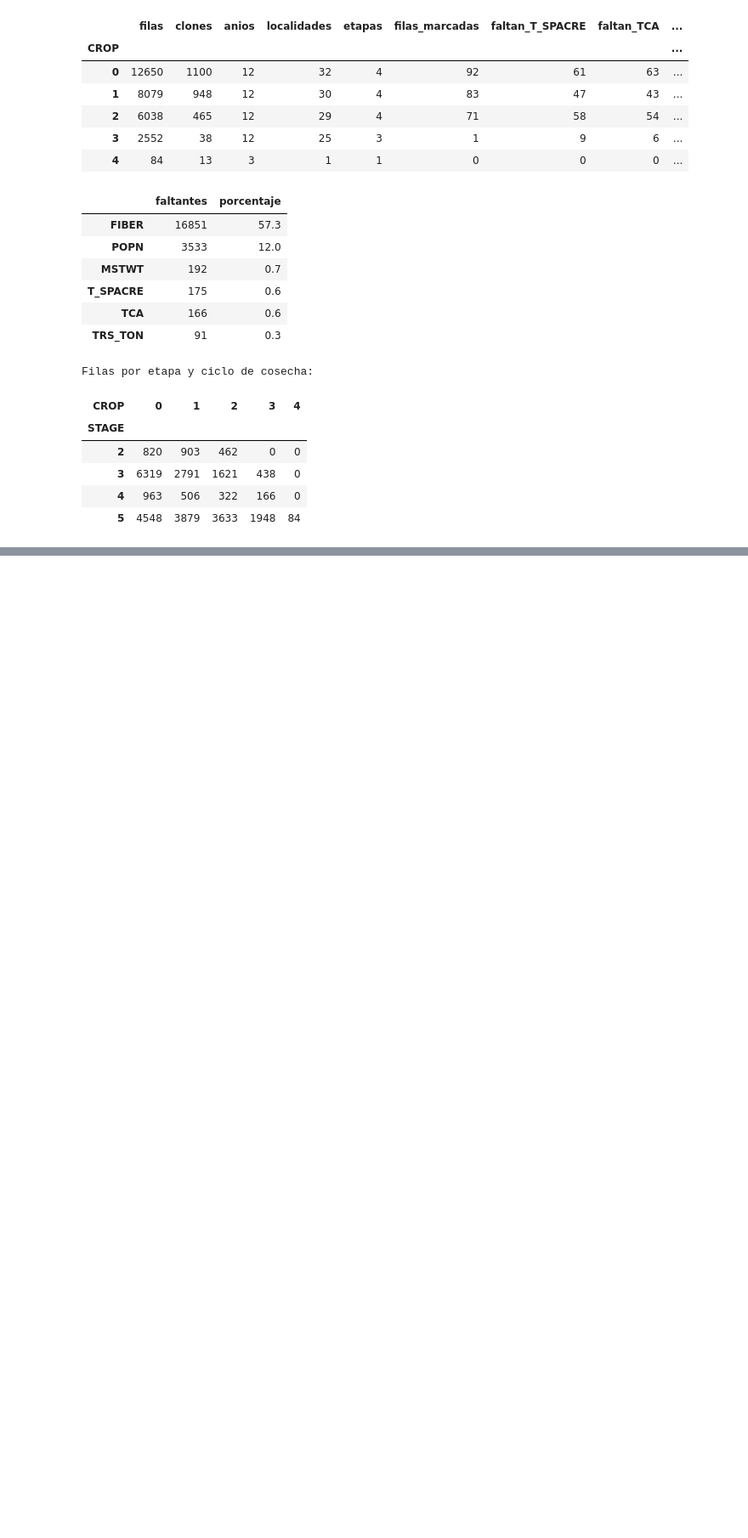
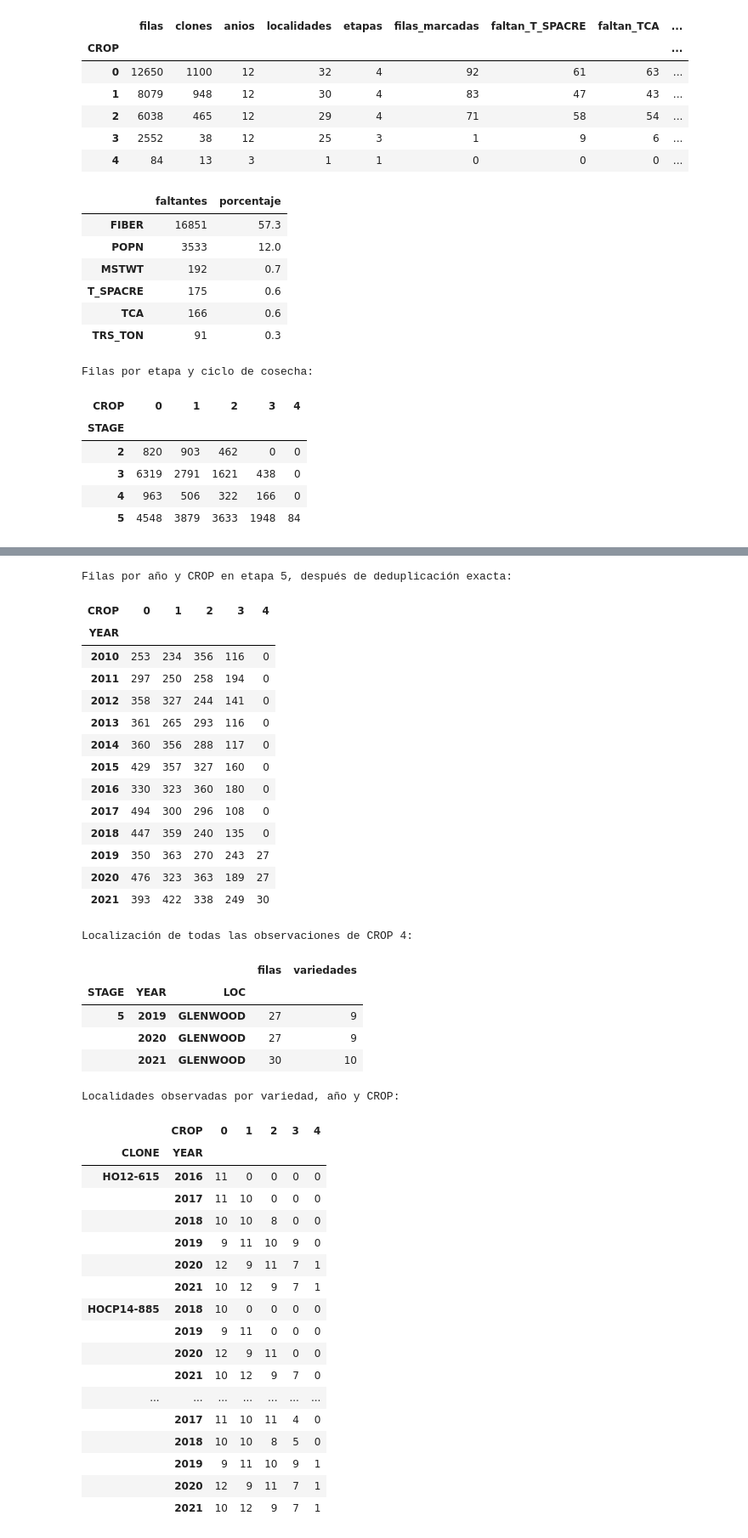
Before and after one commit to MoraVevo/prueba-tecnica-cientifico-datos-santa-ana, a Jupyter notebook: notebooks/02_perfil_eda_inicial_serie1.ipynb, the cells around one changed output, grey strips where cells are left out. Shown at 85% size. Cells and saved outputs as stored; diff of their text form; code cells hidden in the pictures; blank space fills up the shorter version.

```diff
--- a/notebooks/02_perfil_eda_inicial_serie1.ipynb
+++ b/notebooks/02_perfil_eda_inicial_serie1.ipynb
@@ -416,0 +427,64 @@ Filas por etapa y ciclo de cosecha:
+# %%
+from pathlib import Path
+import pandas as pd
+
+ruta_cobertura = Path("../data/processed/serie1_etl_provisional.csv")
+if not ruta_cobertura.exists():
+    ruta_cobertura = Path("data/processed/serie1_etl_provisional.csv")
+cobertura_cortes = pd.read_csv(ruta_cobertura, low_memory=False)
+etapa_avanzada = cobertura_cortes.loc[cobertura_cortes["STAGE"].eq(5)]
+
+print("Filas por año y CROP en etapa 5, después de deduplicación exacta:")
+display(pd.crosstab(etapa_avanzada["YEAR"], etapa_avanzada["CROP"]))
+print("Localización de todas las observaciones de CROP 4:")
+display(cobertura_cortes.loc[cobertura_cortes["CROP"].eq(4)].groupby(
+    ["STAGE", "YEAR", "LOC"]
+).agg(filas=("CLONE", "size"), variedades=("CLONE", "nunique")))
+
+# Cada celda cuenta localidades, no parcelas seguidas en el tiempo.
+clones_revision = ["HOCP14-885", "HO12-615", "L01-299"]
+print("Localidades observadas por variedad, año y CROP:")
+display(etapa_avanzada.loc[etapa_avanzada["CLONE"].isin(clones_revision)]
+    .groupby(["CLONE", "YEAR", "CROP"])["LOC"].nunique()
+    .unstack("CROP", fill_value=0))
+# %% [output]
+Filas por año y CROP en etapa 5, después de deduplicación exacta:
+| CROP | 0 | 1 | 2 | 3 | 4 |
+| YEAR |  |  |  |  |  |
+| 2010 | 253 | 234 | 356 | 116 | 0 |
+| 2011 | 297 | 250 | 258 | 194 | 0 |
+| 2012 | 358 | 327 | 244 | 141 | 0 |
+| 2013 | 361 | 265 | 293 | 116 | 0 |
+| 2014 | 360 | 356 | 288 | 117 | 0 |
+| 2015 | 429 | 357 | 327 | 160 | 0 |
+| 2016 | 330 | 323 | 360 | 180 | 0 |
+| 2017 | 494 | 300 | 296 | 108 | 0 |
+| 2018 | 447 | 359 | 240 | 135 | 0 |
+| 2019 | 350 | 363 | 270 | 243 | 27 |
+| 2020 | 476 | 323 | 363 | 189 | 27 |
+| 2021 | 393 | 422 | 338 | 249 | 30 |
+Localización de todas las observaciones de CROP 4:
+|  |  |  | filas | variedades |
+| STAGE | YEAR | LOC |  |  |
+| 5 | 2019 | GLENWOOD | 27 | 9 |
+|  | 2020 | GLENWOOD | 27 | 9 |
+|  | 2021 | GLENWOOD | 30 | 10 |
+Localidades observadas por variedad, año y CROP:
+|  | CROP | 0 | 1 | 2 | 3 | 4 |
+| CLONE | YEAR |  |  |  |  |  |
+| HO12-615 | 2016 | 11 | 0 | 0 | 0 | 0 |
+|  | 2017 | 11 | 10 | 0 | 0 | 0 |
+|  | 2018 | 10 | 10 | 8 | 0 | 0 |
+|  | 2019 | 9 | 11 | 10 | 9 | 0 |
+|  | 2020 | 12 | 9 | 11 | 7 | 1 |
+|  | 2021 | 10 | 12 | 9 | 7 | 1 |
+| HOCP14-885 | 2018 | 10 | 0 | 0 | 0 | 0 |
+|  | 2019 | 9 | 11 | 0 | 0 | 0 |
+|  | 2020 | 12 | 9 | 11 | 0 | 0 |
+|  | 2021 | 10 | 12 | 9 | 7 | 0 |
+| ... | ... | ... | ... | ... | ... | ... |
+|  | 2017 | 11 | 10 | 11 | 4 | 0 |
+|  | 2018 | 10 | 10 | 8 | 5 | 0 |
+|  | 2019 | 9 | 11 | 10 | 9 | 1 |
+|  | 2020 | 12 | 9 | 11 | 7 | 1 |
+|  | 2021 | 10 | 12 | 9 | 7 | 1 |
```
Also changed, not shown: parts of 3 cells of this notebook, 4 other files.
